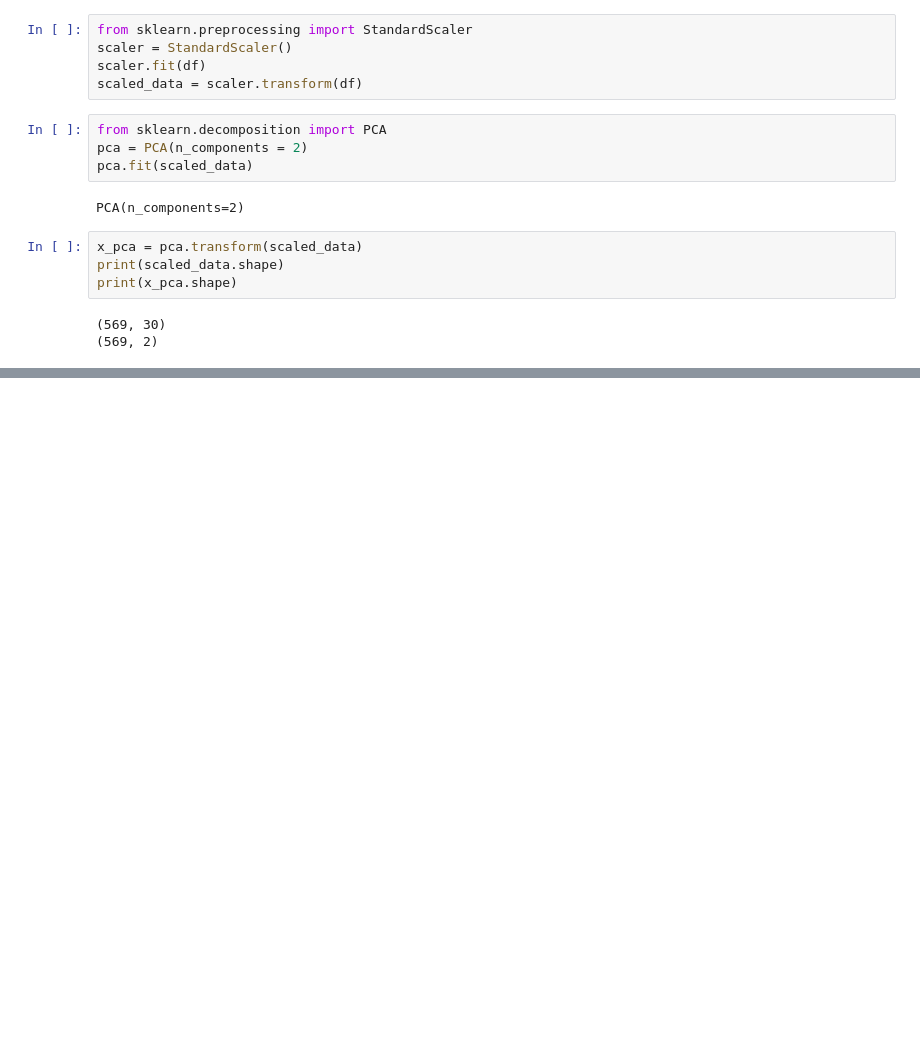
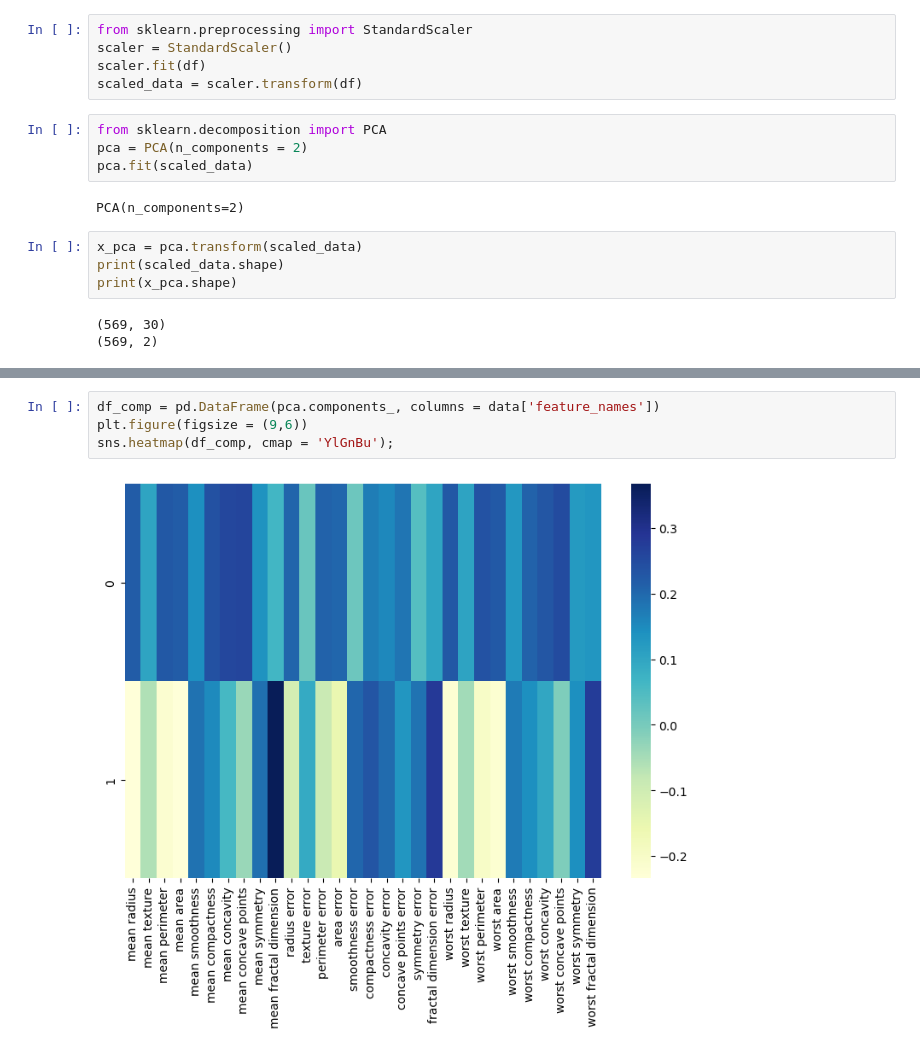
Before and after one commit to Kahkashan2708/Dimensionality_Reduction_techniques, a Jupyter notebook: PCA/code.ipynb, the cells around one changed output, grey strips where cells are left out. Cells and saved outputs as stored; diff of their text form; blank space fills up the shorter version.

```diff
--- a/PCA/code.ipynb
+++ b/PCA/code.ipynb
@@ -93,0 +116,6 @@ print(x_pca.shape)
+# %%
+df_comp = pd.DataFrame(pca.components_, columns = data['feature_names'])
+plt.figure(figsize = (9,6))
+sns.heatmap(df_comp, cmap = 'YlGnBu');
+# %% [output]
+[figure, added]
```
Also changed, not shown: parts of 2 cells of this notebook.
